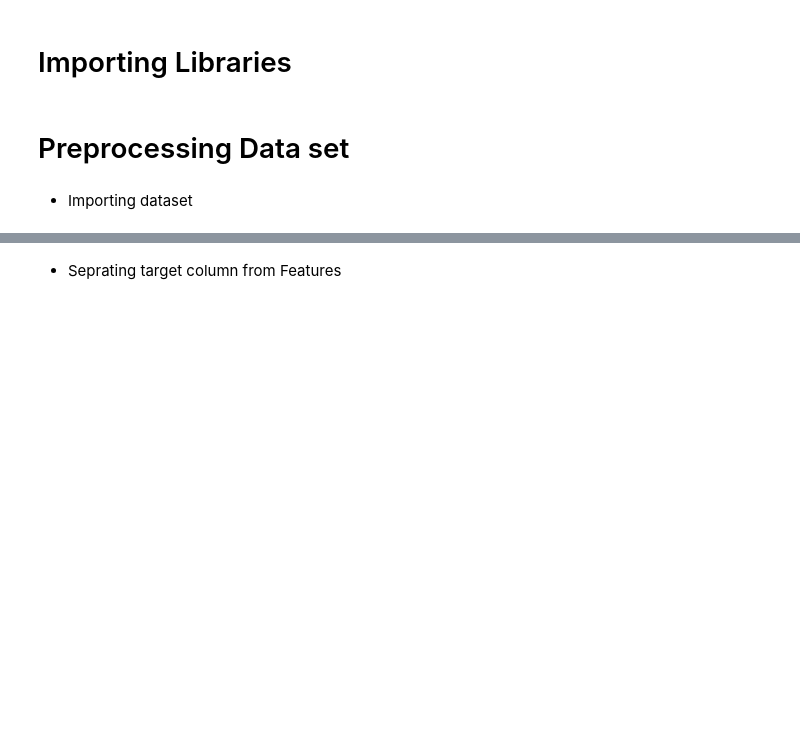
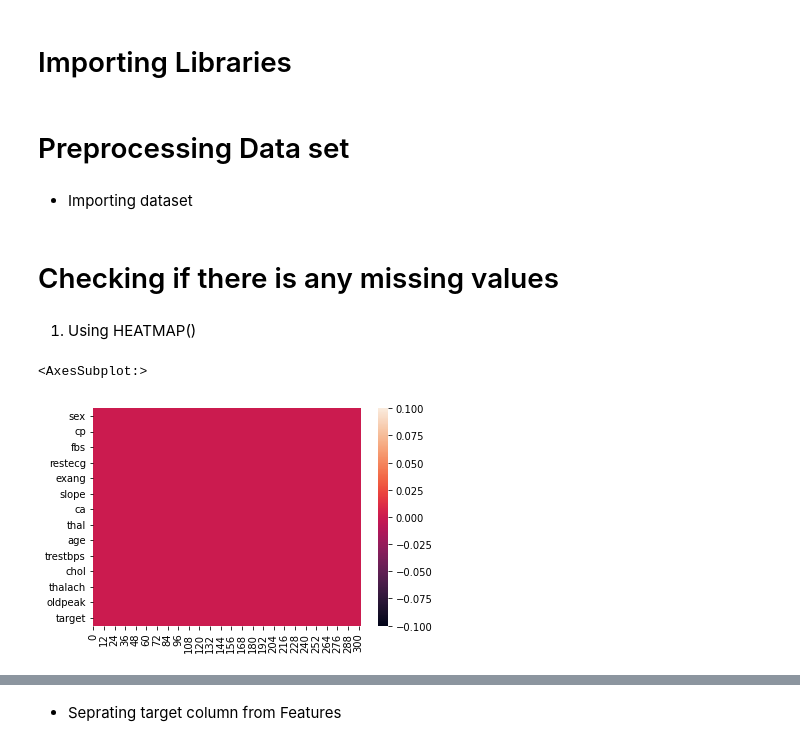
Before and after one commit to omid-taghipour/thesis, a Jupyter notebook: SVM_ALL.ipynb, the cells around one changed output, grey strips where cells are left out. Drawn from its saved outputs; the diff is of its cells as text; code cells hidden in the pictures; blank space fills up the shorter version.

```diff
--- a/SVM_ALL.ipynb
+++ b/SVM_ALL.ipynb
@@ -13,4 +14,13 @@ from matplotlib.colors import ListedColormap
 # %% [markdown]
 * Importing dataset
 # %%
-cleveland_dataset = pd.read_csv('heart_2020_cleaned.csv')
+cleveland_dataset = pd.read_csv('cleveland_kaggle.csv')
+# %% [markdown]
+# Checking if there is any missing values
+# %% [markdown]
+1. Using HEATMAP()
+# %%
+sns.heatmap(cleveland_dataset.isna().transpose())
+# %% [output]
+<AxesSubplot:>
+[figure, added]
```
Also changed, not shown: parts of 46 cells of this notebook.
